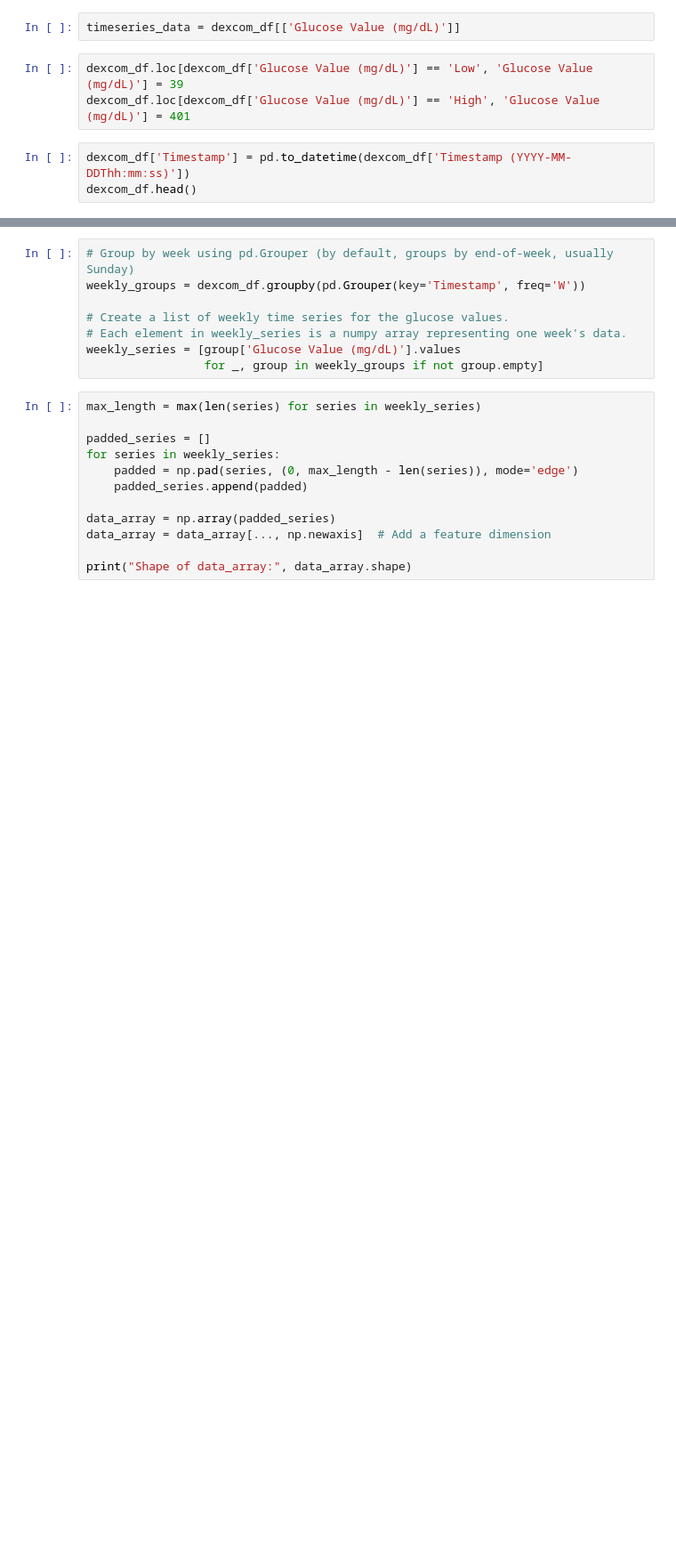
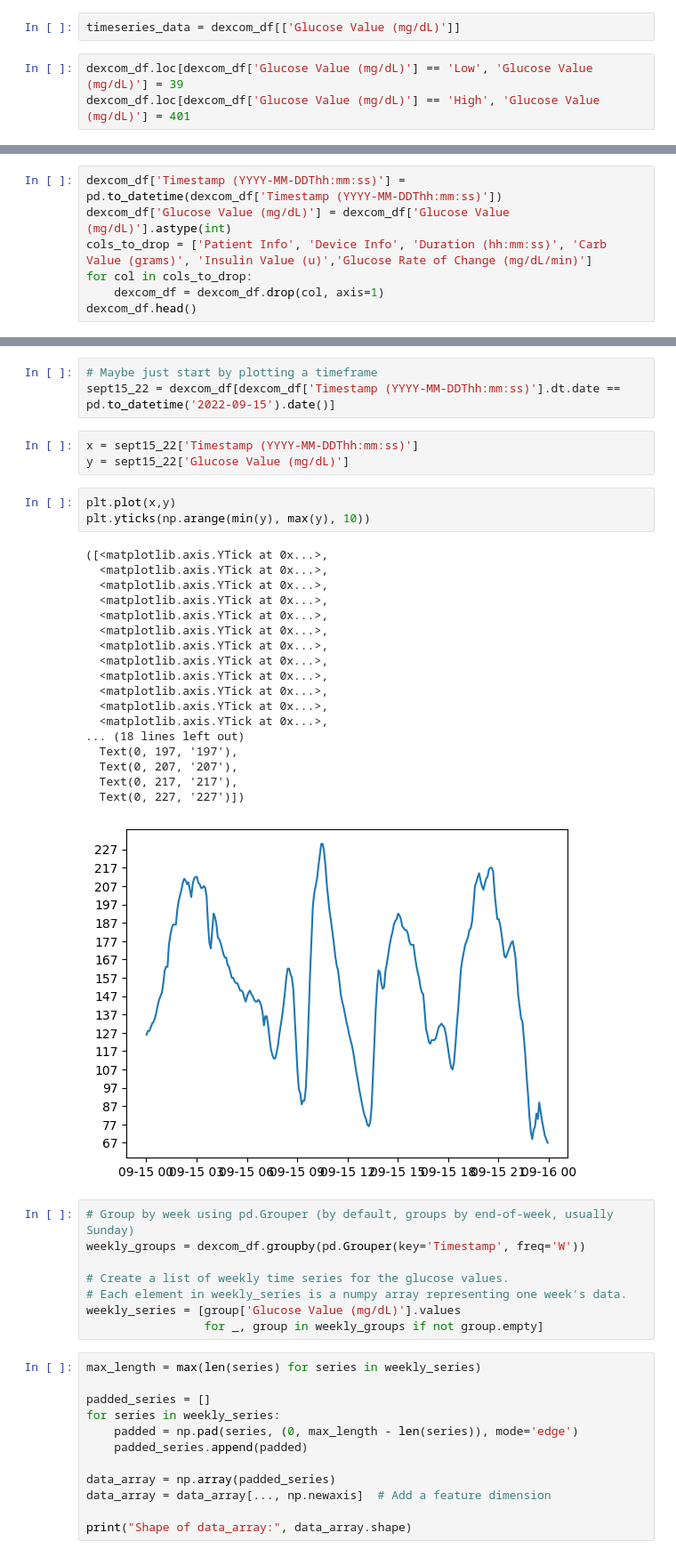
Before and after one commit to rjaisinghani99/blood_glucose_forecaster, a Jupyter notebook: Project_Milestone.ipynb, the cells around one changed output, grey strips where cells are left out. Shown at 89% size. Saved outputs shown, nothing was run; the diff lists cells and outputs as text; blank space fills up the shorter version.

Commit message:
cleaned up dexcom_df

```diff
--- a/Project_Milestone.ipynb
+++ b/Project_Milestone.ipynb
@@ -61,6 +39,3 @@ timeseries_data = dexcom_df[['Glucose Value (mg/dL)']]
 # %%
 dexcom_df.loc[dexcom_df['Glucose Value (mg/dL)'] == 'Low', 'Glucose Value (mg/dL)'] = 39
 dexcom_df.loc[dexcom_df['Glucose Value (mg/dL)'] == 'High', 'Glucose Value (mg/dL)'] = 401
-# %%
-dexcom_df['Timestamp'] = pd.to_datetime(dexcom_df['Timestamp (YYYY-MM-DDThh:mm:ss)'])
-dexcom_df.head()
@@ -73,0 +42,7 @@ dexcom_df.head()
+# %%
+dexcom_df['Timestamp (YYYY-MM-DDThh:mm:ss)'] = pd.to_datetime(dexcom_df['Timestamp (YYYY-MM-DDThh:mm:ss)'])
+dexcom_df['Glucose Value (mg/dL)'] = dexcom_df['Glucose Value (mg/dL)'].astype(int)
+cols_to_drop = ['Patient Info', 'Device Info', 'Duration (hh:mm:ss)', 'Carb Value (grams)', 'Insulin Value (u)','Glucose Rate of Change (mg/dL/min)']
+for col in cols_to_drop:
+    dexcom_df = dexcom_df.drop(col, axis=1)
+dexcom_df.head()
@@ -74,3 +56,31 @@ dexcom_df.head()
+# %%
+# Maybe just start by plotting a timeframe
+sept15_22 = dexcom_df[dexcom_df['Timestamp (YYYY-MM-DDThh:mm:ss)'].dt.date == pd.to_datetime('2022-09-15').date()]
+# %%
+x = sept15_22['Timestamp (YYYY-MM-DDThh:mm:ss)']
+y = sept15_22['Glucose Value (mg/dL)']
+# %%
+plt.plot(x,y)
+plt.yticks(np.arange(min(y), max(y), 10))
+# %% [output]
+([<matplotlib.axis.YTick at 0x...>,
+  <matplotlib.axis.YTick at 0x...>,
+  <matplotlib.axis.YTick at 0x...>,
+  <matplotlib.axis.YTick at 0x...>,
+  <matplotlib.axis.YTick at 0x...>,
+  <matplotlib.axis.YTick at 0x...>,
+  <matplotlib.axis.YTick at 0x...>,
+  <matplotlib.axis.YTick at 0x...>,
+  <matplotlib.axis.YTick at 0x...>,
+  <matplotlib.axis.YTick at 0x...>,
+  <matplotlib.axis.YTick at 0x...>,
+  <matplotlib.axis.YTick at 0x...>,
+... (18 lines left out)
+  Text(0, 197, '197'),
+  Text(0, 207, '207'),
+  Text(0, 217, '217'),
+  Text(0, 227, '227')])
+[figure, added]
 # %%
 # Group by week using pd.Grouper (by default, groups by end-of-week, usually Sunday)
 weekly_groups = dexcom_df.groupby(pd.Grouper(key='Timestamp', freq='W'))
```
Also changed, not shown: parts of 13 cells of this notebook.
